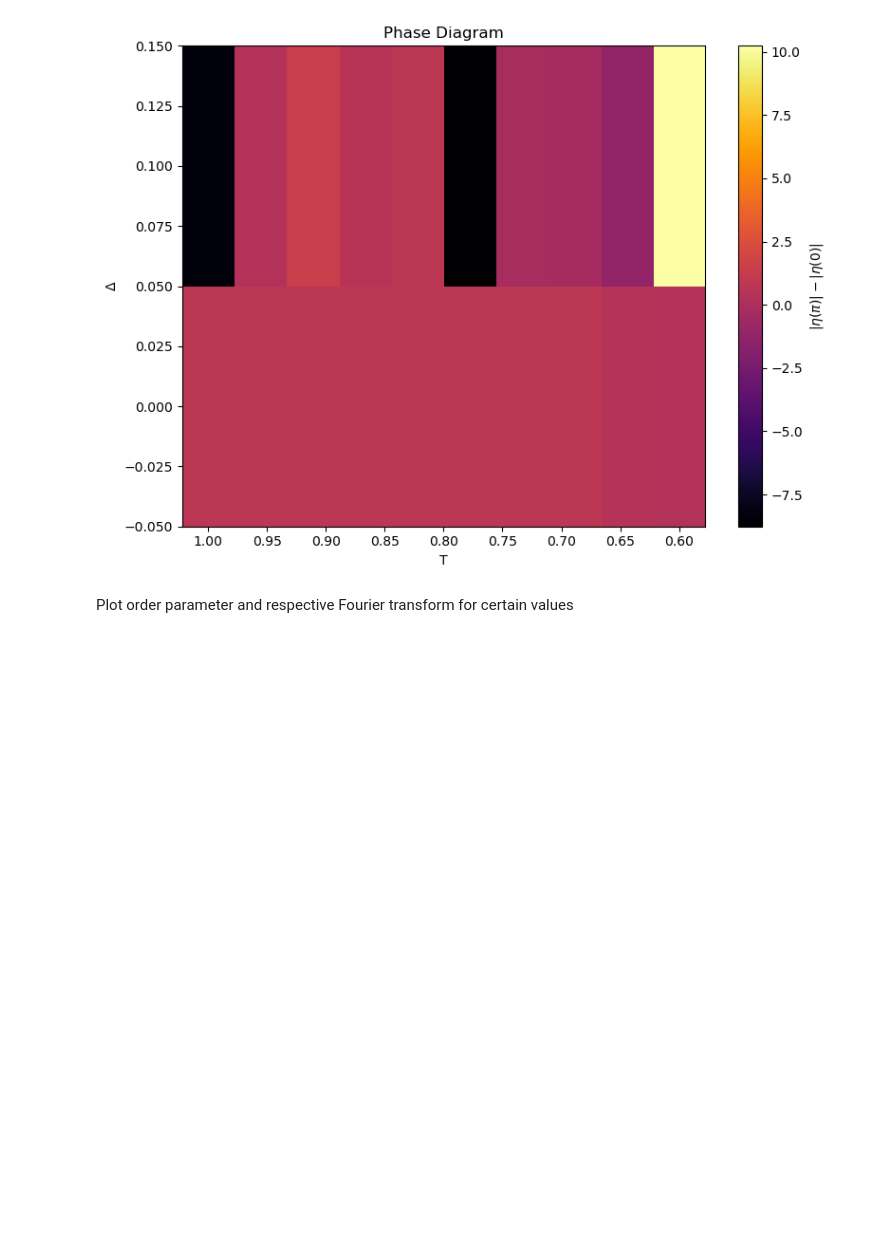
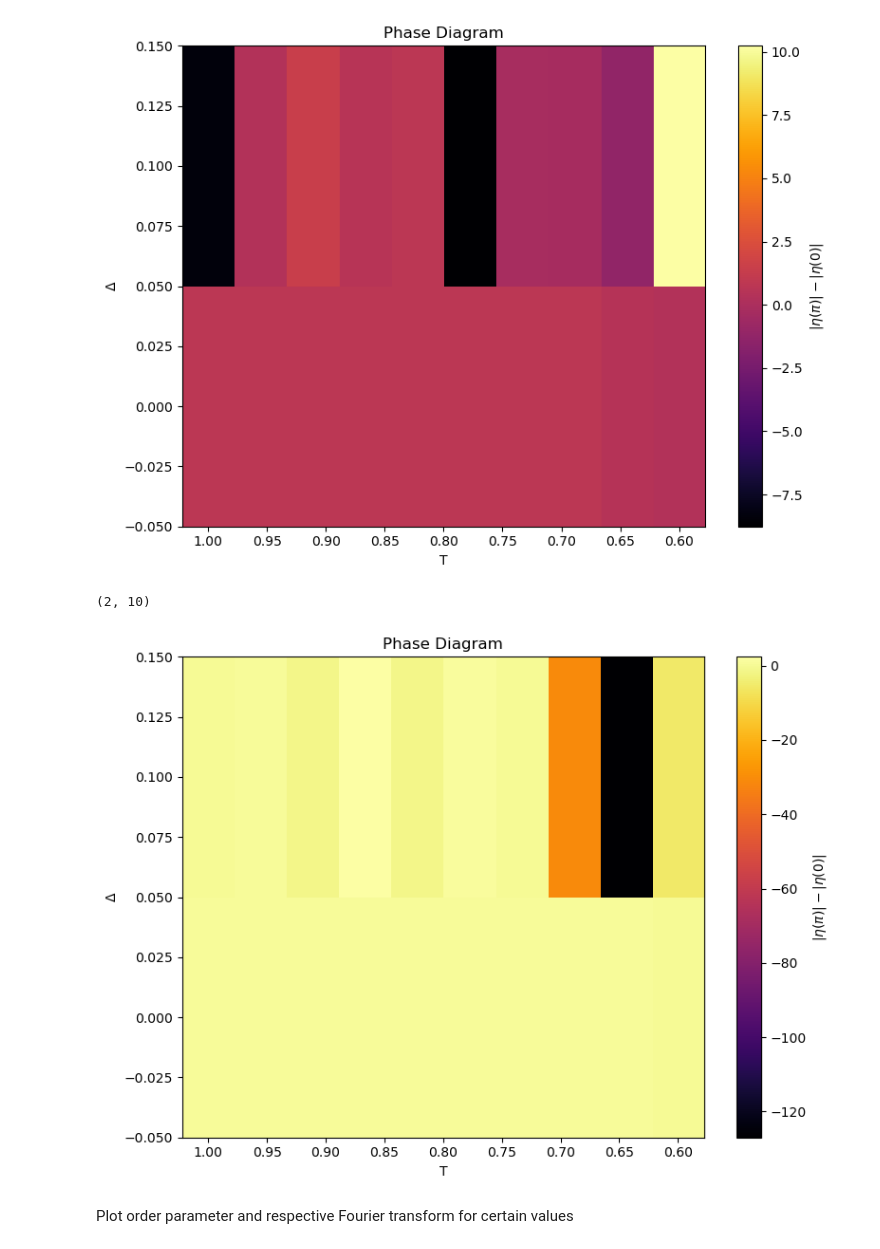
Before and after one commit to gconcheri/MasterThesis, a Jupyter notebook: PhaseDiagram.ipynb, the cells around one changed output. Saved outputs shown, nothing was run; the diff lists cells and outputs as text; code cells hidden in the pictures; blank space fills up the shorter version.

```diff
--- a/PhaseDiagram.ipynb
+++ b/PhaseDiagram.ipynb
@@ -60,10 +59,10 @@ plt.show()
 We run the big function!
 # %%
 delta_list = [0, 0.1]
-T_list = np.linspace(1,0.6,10)
+T_list = np.linspace(1,0.6,10).tolist()
 N_cycles = 10
 # %%
-freqs, N_list, data_grid = PD.order_parameter(model, T_list, delta_list, N_cycles)
+freqs, N_list, data_grid = PD.order_parameter(model, T_list, delta_list, N_cycles, method = '2')
 # %% [output]
 delta:  0 ;   T:  1.0
 delta:  0 ;   T:  0.9555555555555556
@@ -85,6 +84,8 @@ delta:  0.1 ;   T:  0.7333333333333334
 delta:  0.1 ;   T:  0.6888888888888889
 delta:  0.1 ;   T:  0.6444444444444444
 delta:  0.1 ;   T:  0.6
+# %%
+freqs_fast, N_list_fast, data_grid_fast = PD.order_parameter_parallel(model, T_list, delta_list, N_cycles, method = '2')
 # %% [markdown]
 Save the data if wanted (doit = True)
 # %%
@@ -94,7 +94,7 @@ AttributeError: module 'PhaseDiagram' has no attribute 'save_file'
 # %% [markdown]
 Load it if wanted (doit = True)
 # %%
-data_gridd = PD.load_file(data_grid, data_grid, doit = False)
+data_grid_loaded = PD.load_file(data_grid, data_grid, doit = False)
 # %% [markdown]
 Do the colorplot!
 # %%
@@ -102,5 +102,11 @@ PD.plot_order_parameter_results(data_grid, T_list, delta_list)
 # %% [output]
 [figure]
+# %%
+print(data_grid_fast.shape)
+PD.plot_phase_diagram(data_grid_fast, T_list, delta_list)
+# %% [output]
+(2, 10)
+[figure, added]
 # %% [markdown]
 Plot order parameter and respective Fourier transform for certain values
 # %%
```
Also changed, not shown: parts of 9 cells of this notebook, 5 other files.
